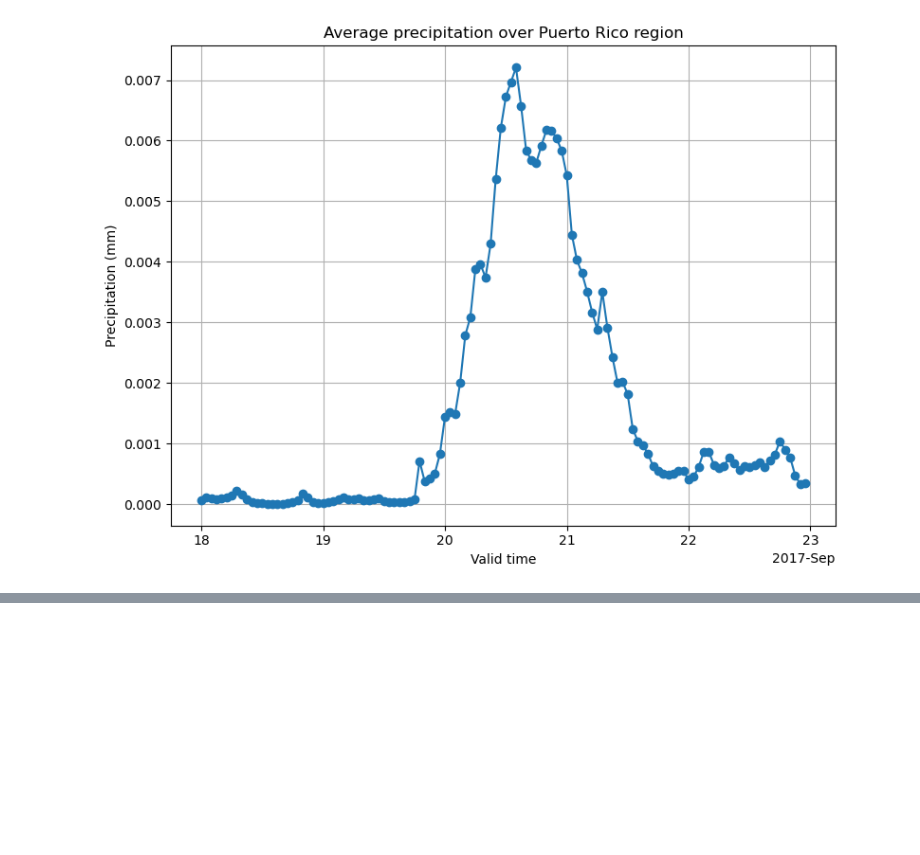
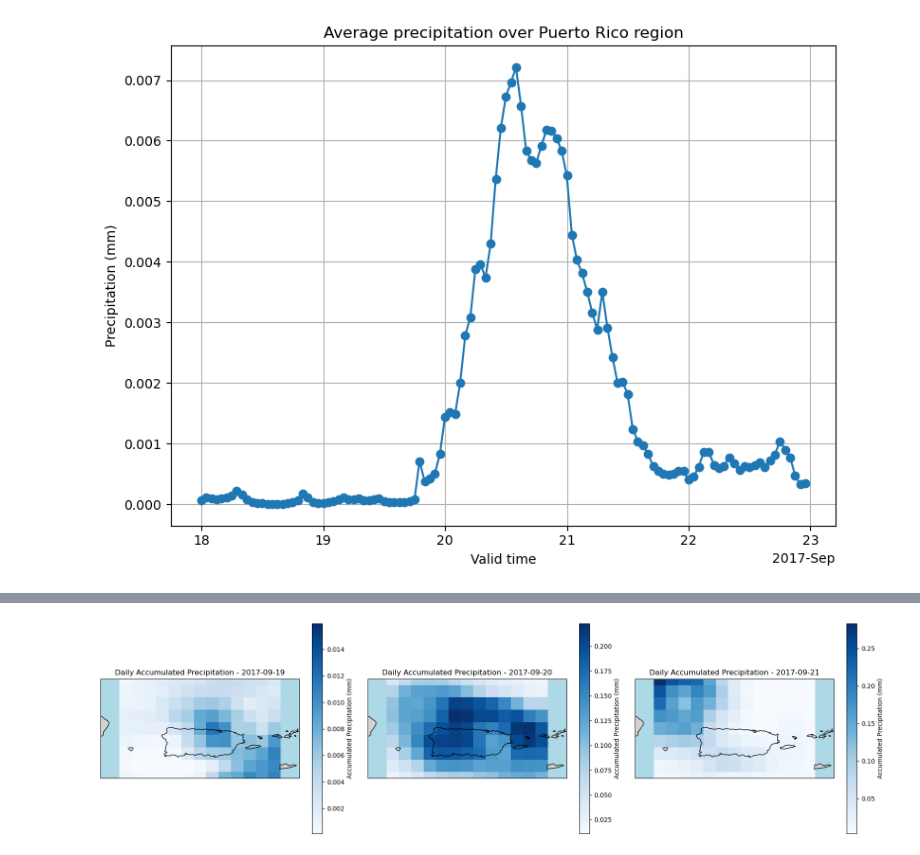
Before and after one commit to jadalee26/ISAT-Semester-Project, a Jupyter notebook: Code/Maria_precp.ipynb, the cells around one changed output, grey strips where cells are left out. Drawn from its saved outputs; the diff is of its cells as text; code cells hidden in the pictures; blank space fills up the shorter version.

```diff
--- a/Code/Maria_precp.ipynb
+++ b/Code/Maria_precp.ipynb
@@ -151,0 +192,37 @@ for day in unique_days:
+# %%
+# Calculate daily accumulated precipitation
+daily_precip = pr_region.resample(valid_time='1D').sum()
+
+# Create a figure with 3 subplots for the 3 days
+fig, axes = plt.subplots(1, 3, figsize=(18, 5), subplot_kw={'projection': ccrs.PlateCarree()})
+
+# Define the three time periods (adjust dates based on your landfall date)
+time_periods = [
+    '2017-09-19',  # 1 day before landfall
+    '2017-09-20',  # Landfall day
+    '2017-09-21'   # 1 day after landfall
+]
+
+for idx, (ax, date) in enumerate(zip(axes, time_periods)):
+    # Select daily precipitation for each date
+    daily_data = daily_precip.sel(valid_time=date, method='nearest')
+
+    # Plot the precipitation data
+    daily_data.plot(ax=ax, cmap='Blues', add_colorbar=True, cbar_kwargs={'label': 'Accumulated Precipitation (mm)'})
+
+    # Add geographical features
+    ax.add_feature(cfeature.COASTLINE)
+    ax.add_feature(cfeature.BORDERS)
+    ax.add_feature(cfeature.LAND, facecolor='lightgray')
+    ax.add_feature(cfeature.OCEAN, facecolor='lightblue')
+
+    # Set the extent to focus on Puerto Rico
+    ax.set_extent([-68.5, -64.5, 17.5, 19.5], crs=ccrs.PlateCarree())
+
+    # Add title
+    ax.set_title(f'Daily Accumulated Precipitation - {date}')
+
+plt.tight_layout()
+plt.show()
+# %% [output]
+[figure, added]
```
Also changed, not shown: parts of 6 cells of this notebook, 1 other file.
